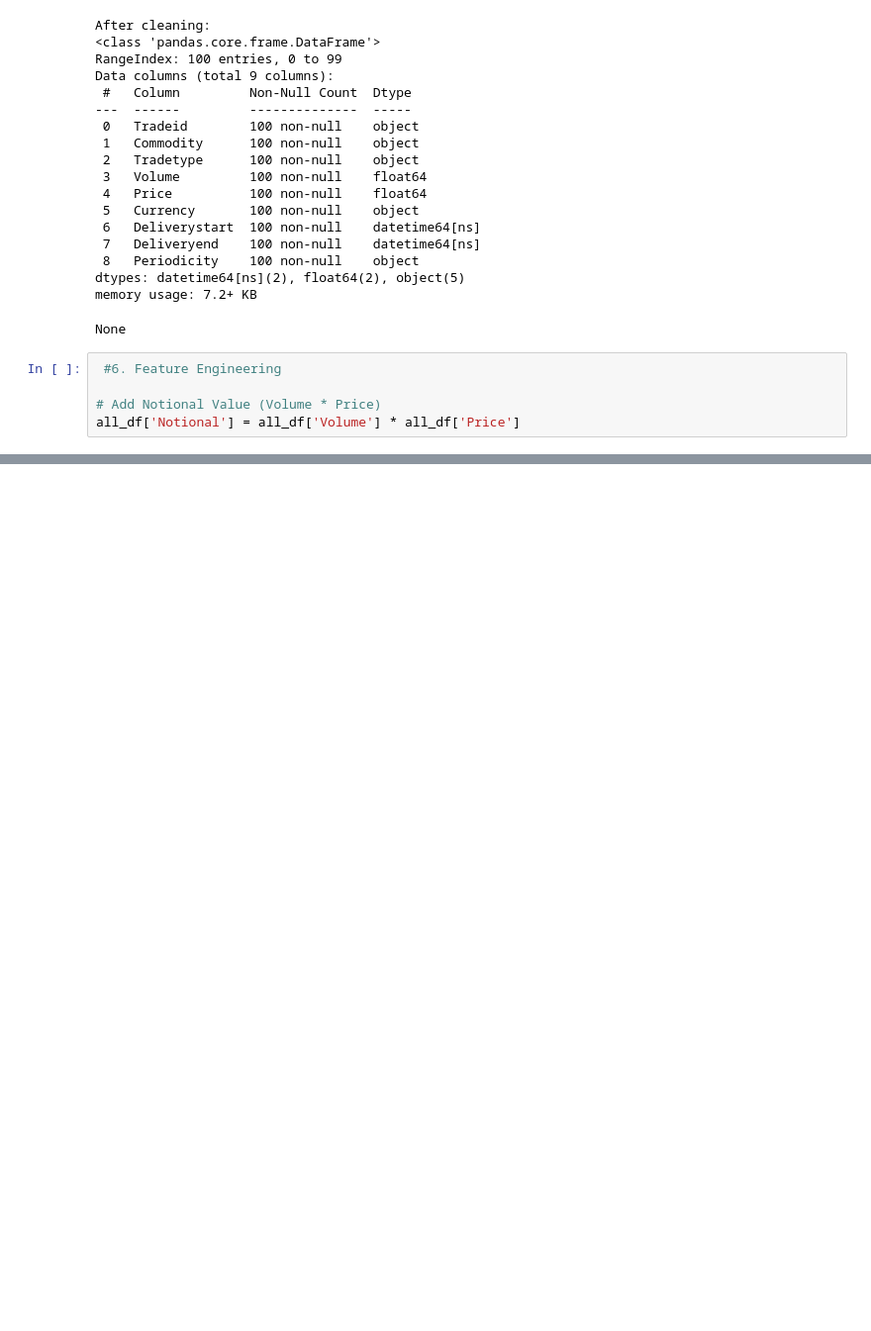
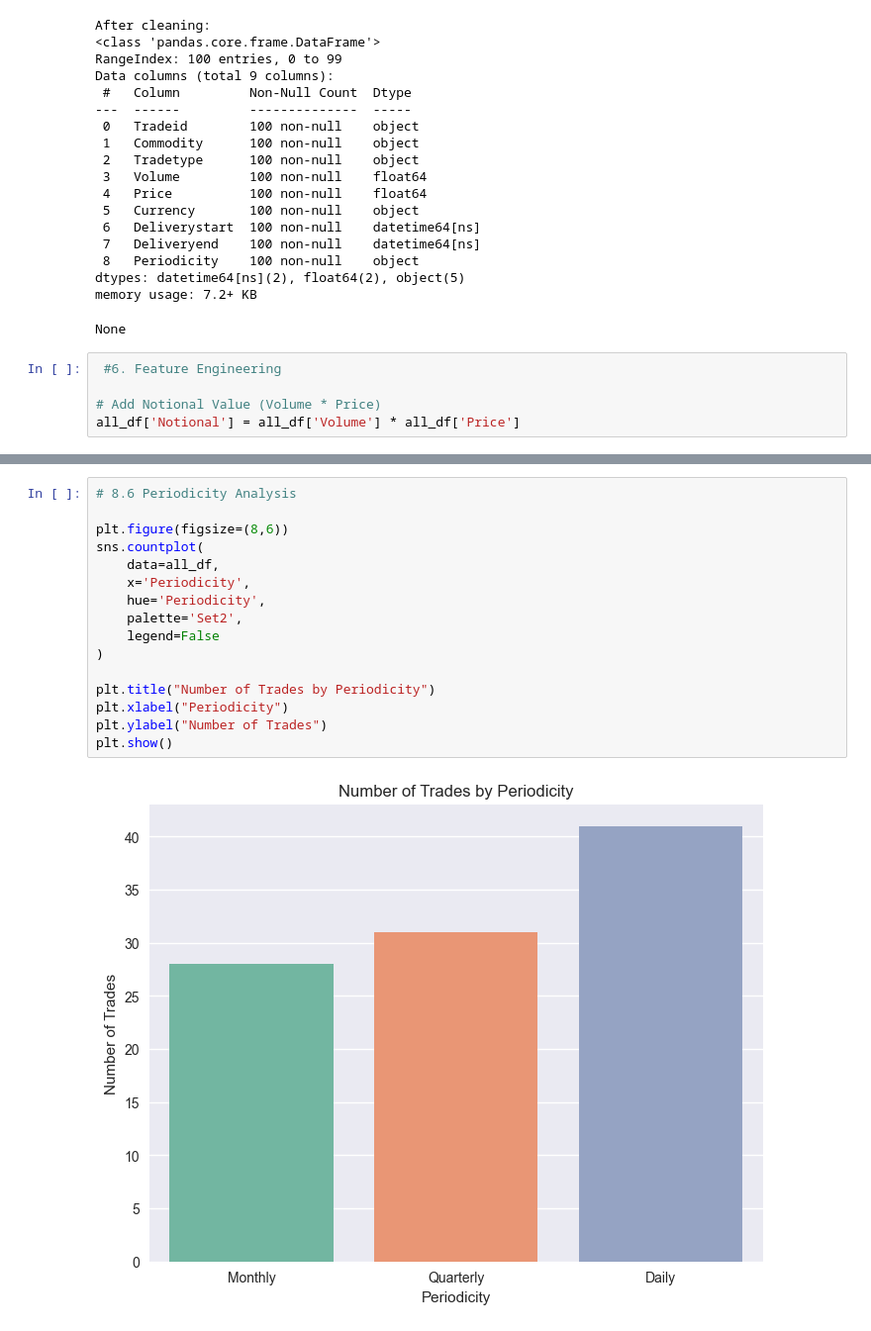
Before and after one commit to yuvarajamineni/etrm-data-analysis, a Jupyter notebook: ETRM_Data_Analysis.ipynb, the cells around one changed output, grey strips where cells are left out. Shown at 99% size. Saved outputs shown, nothing was run; the diff lists cells and outputs as text; blank space fills up the shorter version.

```diff
--- a/ETRM_Data_Analysis.ipynb
+++ b/ETRM_Data_Analysis.ipynb
@@ -328,0 +333,18 @@ plt.show()
+# %%
+# 8.6 Periodicity Analysis
+
+plt.figure(figsize=(8,6))
+sns.countplot(
+    data=all_df,
+    x='Periodicity',
+    hue='Periodicity',
+    palette='Set2',
+    legend=False
+)
+
+plt.title("Number of Trades by Periodicity")
+plt.xlabel("Periodicity")
+plt.ylabel("Number of Trades")
+plt.show()
+# %% [output]
+[figure, added]
```
Also changed, not shown: parts of 10 cells of this notebook.
